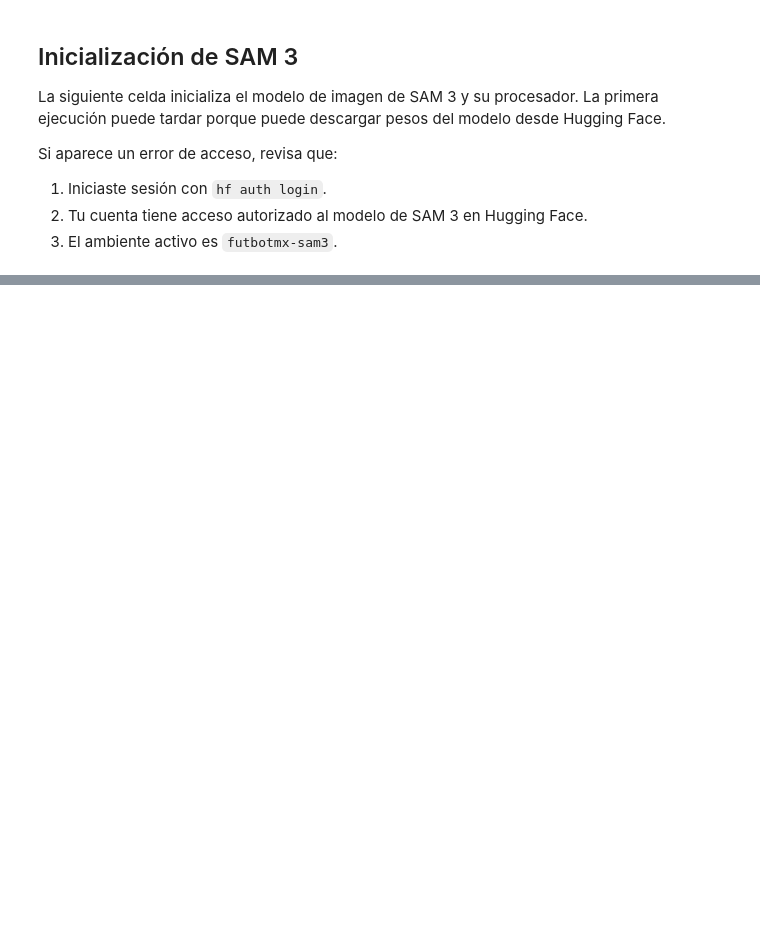
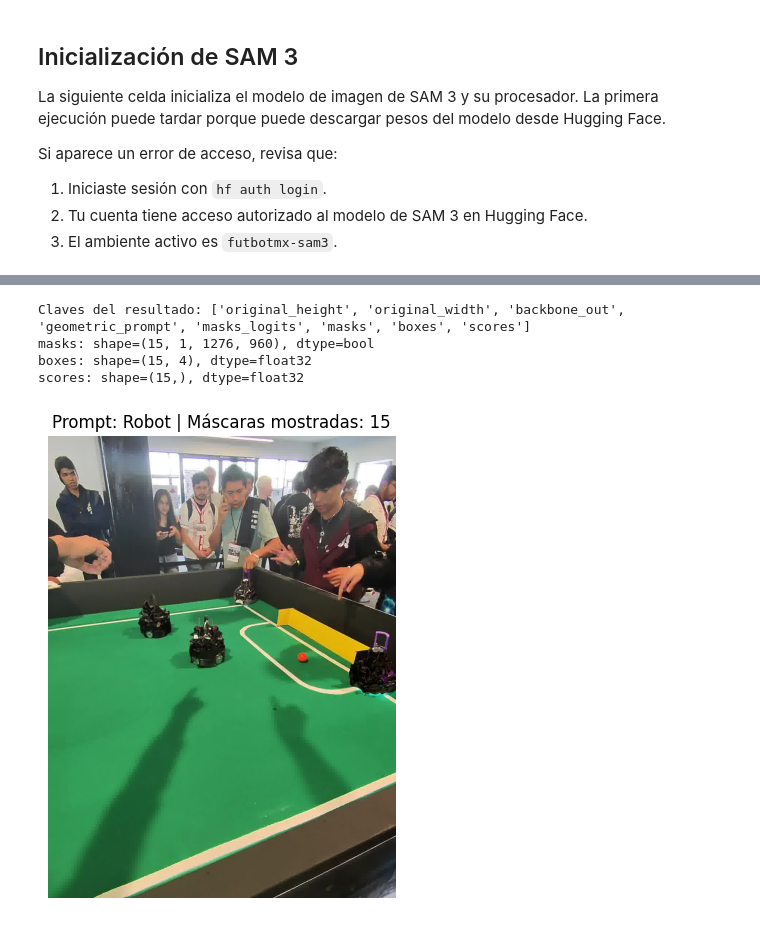
Before and after one commit to EduardoFloresR/copa-fut-bot-mx-pumas-ae, a Jupyter notebook: notebooks/02_sam3_single_frame_segmentation.ipynb, the cells around one changed output, grey strips where cells are left out. Cells and saved outputs as stored; diff of their text form; code cells hidden in the pictures; blank space fills up the shorter version.

```diff
--- a/notebooks/02_sam3_single_frame_segmentation.ipynb
+++ b/notebooks/02_sam3_single_frame_segmentation.ipynb
@@ -35,6 +41,7 @@ if torch.cuda.is_available():
 # Rutas principales.
 # Si Jupyter fue abierto desde la raíz del repositorio, esta ruta debe funcionar.
 PROJECT_ROOT = Path.cwd()
+num = 127
 
 # Si por alguna razón el notebook se abrió desde notebooks/, ajustar automáticamente.
 if PROJECT_ROOT.name == "notebooks":
@@ -54,5 +61,5 @@ print("Frames encontrados:", len(frames))
 if len(frames) == 0:
     raise FileNotFoundError(f"No se encontraron frames en: {FRAME_DIR}")
 
-FRAME_PATH = frames[0]
+FRAME_PATH = frames[num]
 print("Frame seleccionado:", FRAME_PATH)
@@ -110,10 +166,18 @@ print("SAM 3 inicializado correctamente.")
 # %%
 def to_numpy(x):
-    """Convierte tensores/listas de SAM 3 a numpy."""
+    """Convierte tensores/listas de SAM 3 a NumPy de forma segura."""
     if x is None:
         return None
+
     if isinstance(x, torch.Tensor):
-        return x.detach().cpu().numpy()
+        x = x.detach().cpu()
+
+        # NumPy no soporta directamente torch.bfloat16.
+        if x.dtype in (torch.bfloat16, torch.float16):
+            x = x.float()
+
+        return x.numpy()
+
     return np.asarray(x)
 
 
@@ -145,6 +209,10 @@ def prepare_masks(masks):
     elif masks_np.ndim == 2:
         masks_np = masks_np[None, :, :]
 
+    # Si la máscara viene como probabilidad o logit, convertir a booleana.
+    if masks_np.dtype != bool:
+        masks_np = masks_np > 0
+
     return masks_np.astype(bool)
 
 
@@ -170,19 +238,28 @@ def show_masks(image_rgb, masks, title="", max_masks=20):
     plt.axis("off")
     plt.show()
 # %%
-# Prueba inicial con un solo prompt.
-# Puedes cambiar el prompt si el resultado no es útil.
-
-PROMPT = "soccer ball"
+PROMPT = "Robot"
 
 image_pil = Image.open(FRAME_PATH).convert("RGB")
 
-with torch.inference_mode():
+autocast_context = (
+    torch.autocast(device_type="cuda", dtype=torch.bfloat16, enabled=True)
+    if DEVICE == "cuda"
+    else nullcontext()
+)
+
+with torch.inference_mode(), autocast_context:
     state = processor.set_image(image_pil)
     output = processor.set_text_prompt(state=state, prompt=PROMPT)
 
 summarize_sam_output(output)
 show_masks(image_rgb, output.get("masks"), title=f"Prompt: {PROMPT}")
+# %% [output]
+Claves del resultado: ['original_height', 'original_width', 'backbone_out', 'geometric_prompt', 'masks_logits', 'masks', 'boxes', 'scores']
+masks: shape=(15, 1, 1276, 960), dtype=bool
+boxes: shape=(15, 4), dtype=float32
+scores: shape=(15,), dtype=float32
+[figure, added]
 # %%
 # Guardar una figura preliminar del resultado.
 
```
Also changed, not shown: parts of 9 cells of this notebook, 1 other file.
